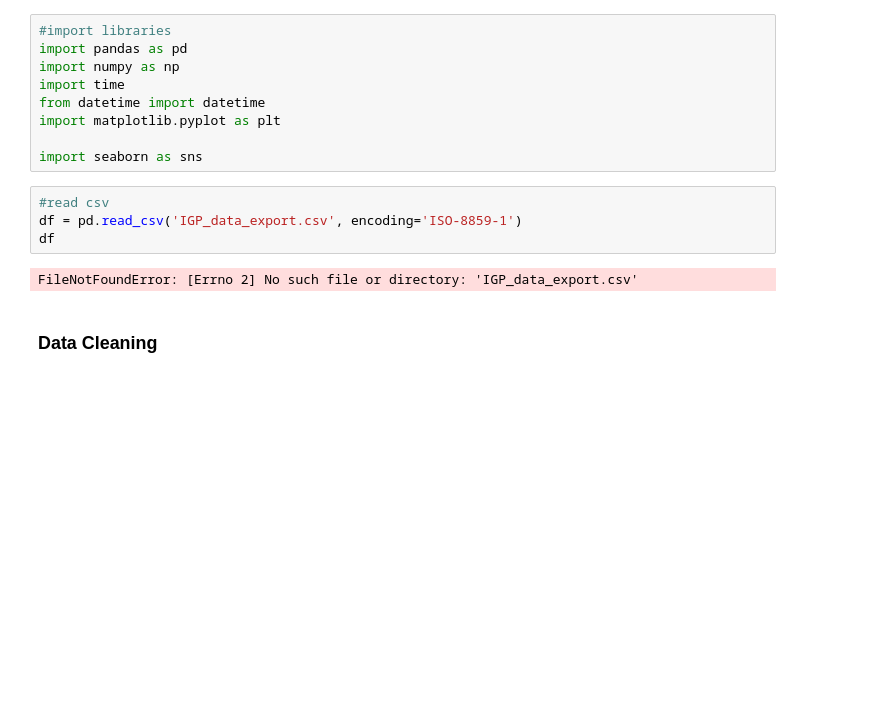
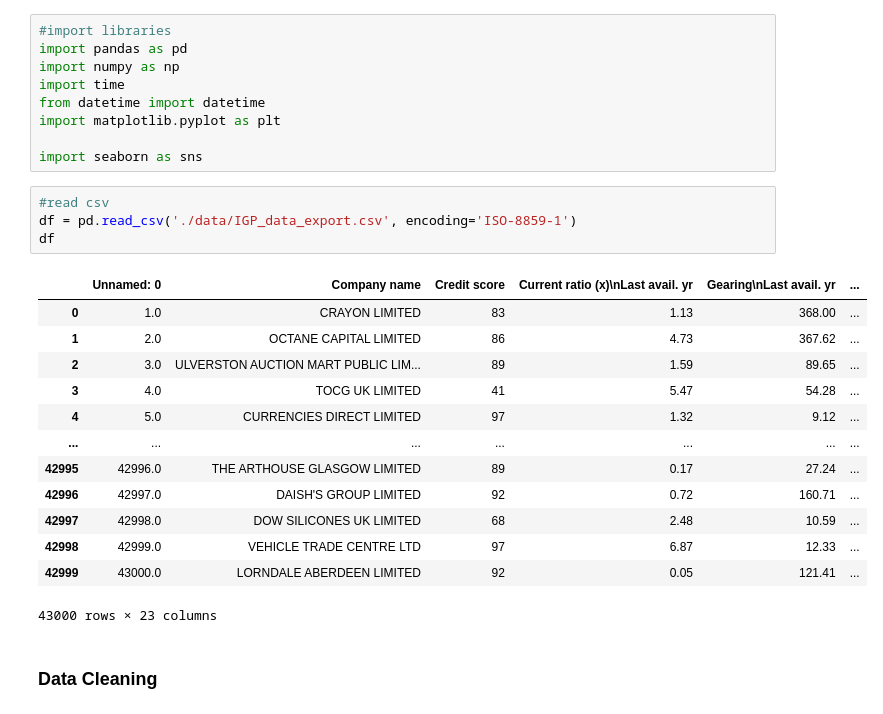
Before and after one commit to itsVarun20/Company-Credit-Scoring-Prediction, a Jupyter notebook: Company Credit Scoring Prediction.ipynb, the cells around one changed output. Cells and saved outputs as stored; diff of their text form; blank space fills up the shorter version.

```diff
--- a/Company Credit Scoring Prediction.ipynb
+++ b/Company Credit Scoring Prediction.ipynb
@@ -11,10 +11,22 @@ import matplotlib.pyplot as plt
 import seaborn as sns
 # %%
 #read csv
-df = pd.read_csv('IGP_data_export.csv', encoding='ISO-8859-1')
+df = pd.read_csv('./data/IGP_data_export.csv', encoding='ISO-8859-1')
 df
 # %% [output]
+|  | Unnamed: 0 | Company name | Credit score | Current ratio (x)\nLast avail. yr | Gearing\nLast avail. yr | ... |
+| 0 | 1.0 | CRAYON LIMITED | 83 | 1.13 | 368.00 | ... |
+| 1 | 2.0 | OCTANE CAPITAL LIMITED | 86 | 4.73 | 367.62 | ... |
+| 2 | 3.0 | ULVERSTON AUCTION MART PUBLIC LIM... | 89 | 1.59 | 89.65 | ... |
+| 3 | 4.0 | TOCG UK LIMITED | 41 | 5.47 | 54.28 | ... |
+| 4 | 5.0 | CURRENCIES DIRECT LIMITED | 97 | 1.32 | 9.12 | ... |
+| ... | ... | ... | ... | ... | ... | ... |
+| 42995 | 42996.0 | THE ARTHOUSE GLASGOW LIMITED | 89 | 0.17 | 27.24 | ... |
+| 42996 | 42997.0 | DAISH'S GROUP LIMITED | 92 | 0.72 | 160.71 | ... |
+| 42997 | 42998.0 | DOW SILICONES UK LIMITED | 68 | 2.48 | 10.59 | ... |
+| 42998 | 42999.0 | VEHICLE TRADE CENTRE LTD | 97 | 6.87 | 12.33 | ... |
+| 42999 | 43000.0 | LORNDALE ABERDEEN LIMITED | 92 | 0.05 | 121.41 | ... |
-FileNotFoundError: [Errno 2] No such file or directory: 'IGP_data_export.csv'
+43000 rows × 23 columns
 # %% [markdown]
 ### Data Cleaning
 # %%
```
Also changed, not shown: parts of 2 cells of this notebook.
